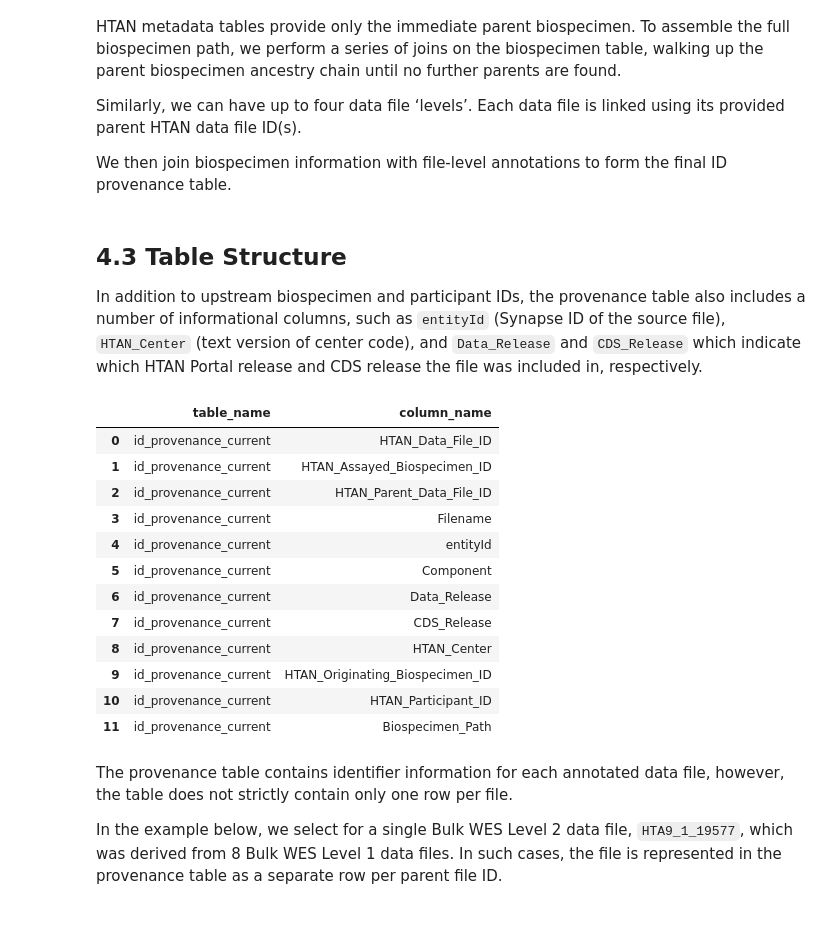
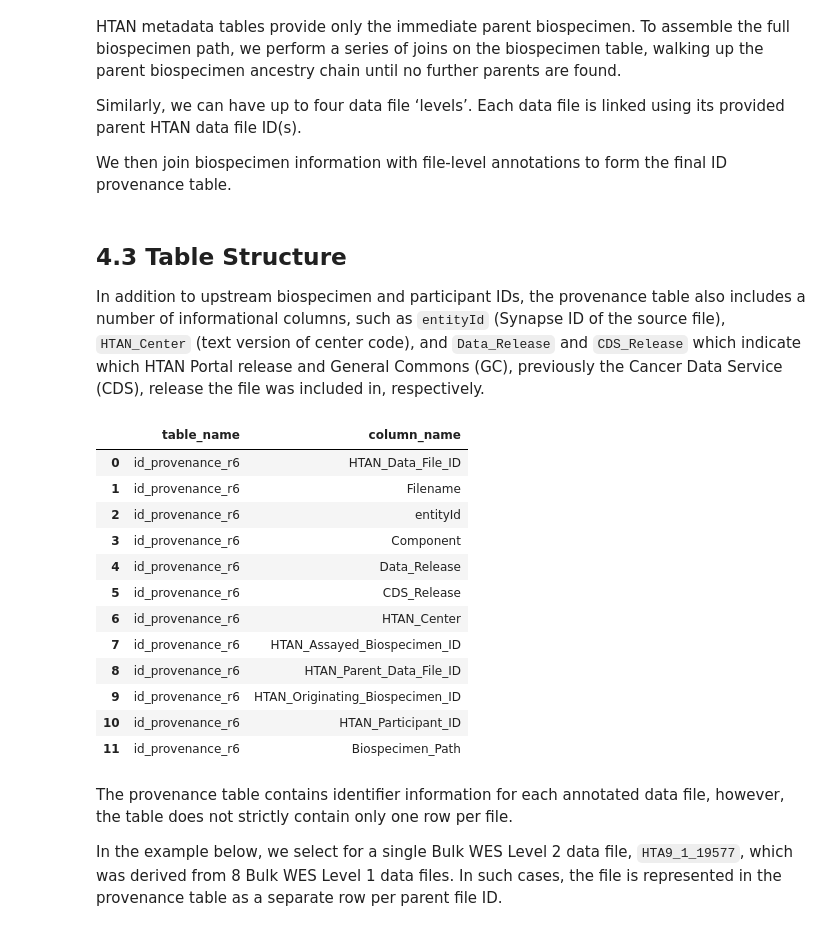
Before and after one commit to isb-cgc/Community-Notebooks, a Jupyter notebook: HTAN/Python Notebooks/HTAN_ID_Provenance_In_BQ.ipynb, the cells around one changed output. Drawn from its saved outputs; the diff is of its cells as text; code cells hidden in the pictures.

Commit message:
updated tables from current to r6, references from CDS to GC, and added a release version disclaimer

```diff
--- a/HTAN/Python Notebooks/HTAN_ID_Provenance_In_BQ.ipynb
+++ b/HTAN/Python Notebooks/HTAN_ID_Provenance_In_BQ.ipynb
@@ -49,6 +69,7 @@ auth.authenticate_user()
 # %%
-# set the google project that will be referenced for this notebook's computations
-google_project = 'my-project'
+# Set the Google project that will be billed for this notebook's computations
+# Replace <my-project> with your BigQuery Project ID
+google_project = '<my-project>'
 
 # Create a client to access the data within BigQuery
 client = bigquery.Client(google_project)
@@ -124,29 +145,29 @@ We then join biospecimen information with file-level annotations to form the fin
 # %% [markdown]
 ## 4.3 Table Structure
 
-In addition to upstream biospecimen and participant IDs, the provenance table also includes a number of informational columns, such as `entityId` (Synapse ID of the source file), `HTAN_Center` (text version of center code), and `Data_Release` and `CDS_Release` which indicate which HTAN Portal release and CDS release the file was included in, respectively.
+In addition to upstream biospecimen and participant IDs, the provenance table also includes a number of informational columns, such as `entityId` (Synapse ID of the source file), `HTAN_Center` (text version of center code), and `Data_Release` and `CDS_Release` which indicate which HTAN Portal release and General Commons (GC), previously the Cancer Data Service (CDS), release the file was included in, respectively.
 # %%
 q1 = client.query("""
   SELECT table_name,column_name FROM
-  `isb-cgc-bq.HTAN.INFORMATION_SCHEMA.COLUMNS`
-  WHERE table_name = 'id_provenance_current'
+  `isb-cgc-bq.HTAN_versioned.INFORMATION_SCHEMA.COLUMNS`
+  WHERE table_name = 'id_provenance_r6'
   """).result().to_dataframe()
 
 q1
 # %% [output]
 |  | table_name | column_name |
-| 0 | id_provenance_current | HTAN_Data_File_ID |
-| 1 | id_provenance_current | HTAN_Assayed_Biospecimen_ID |
-| 2 | id_provenance_current | HTAN_Parent_Data_File_ID |
-| 3 | id_provenance_current | Filename |
-| 4 | id_provenance_current | entityId |
-| 5 | id_provenance_current | Component |
-| 6 | id_provenance_current | Data_Release |
-| 7 | id_provenance_current | CDS_Release |
-| 8 | id_provenance_current | HTAN_Center |
-| 9 | id_provenance_current | HTAN_Originating_Biospecimen_ID |
-| 10 | id_provenance_current | HTAN_Participant_ID |
-| 11 | id_provenance_current | Biospecimen_Path |
+| 0 | id_provenance_r6 | HTAN_Data_File_ID |
+| 1 | id_provenance_r6 | Filename |
+| 2 | id_provenance_r6 | entityId |
+| 3 | id_provenance_r6 | Component |
+| 4 | id_provenance_r6 | Data_Release |
+| 5 | id_provenance_r6 | CDS_Release |
+| 6 | id_provenance_r6 | HTAN_Center |
+| 7 | id_provenance_r6 | HTAN_Assayed_Biospecimen_ID |
+| 8 | id_provenance_r6 | HTAN_Parent_Data_File_ID |
+| 9 | id_provenance_r6 | HTAN_Originating_Biospecimen_ID |
+| 10 | id_provenance_r6 | HTAN_Participant_ID |
+| 11 | id_provenance_r6 | Biospecimen_Path |
 # %% [markdown]
 
 The provenance table contains identifier information for each annotated data file, however, the table does not strictly contain only one row per file.
```
Also changed, not shown: parts of 22 cells of this notebook.
